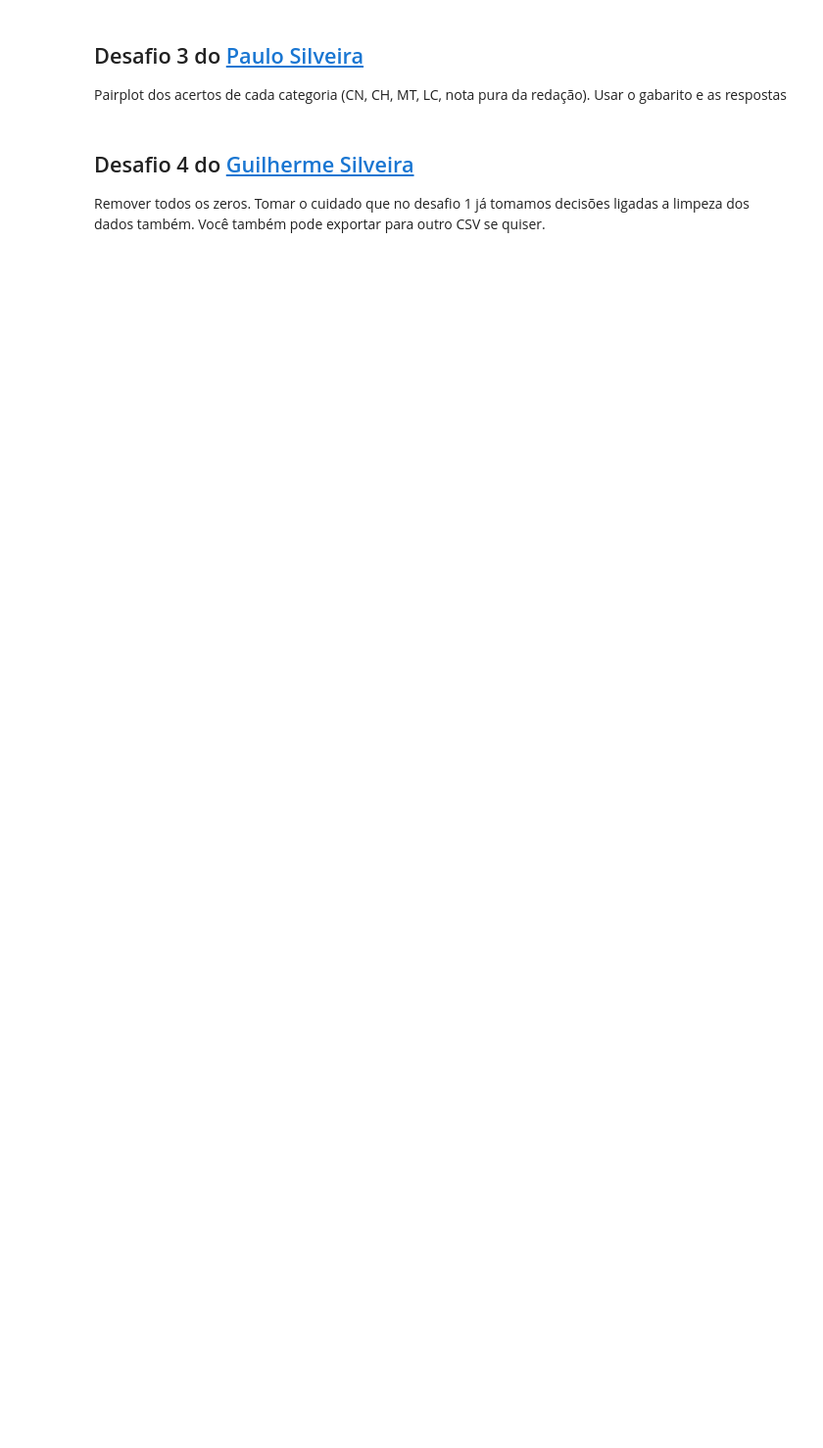
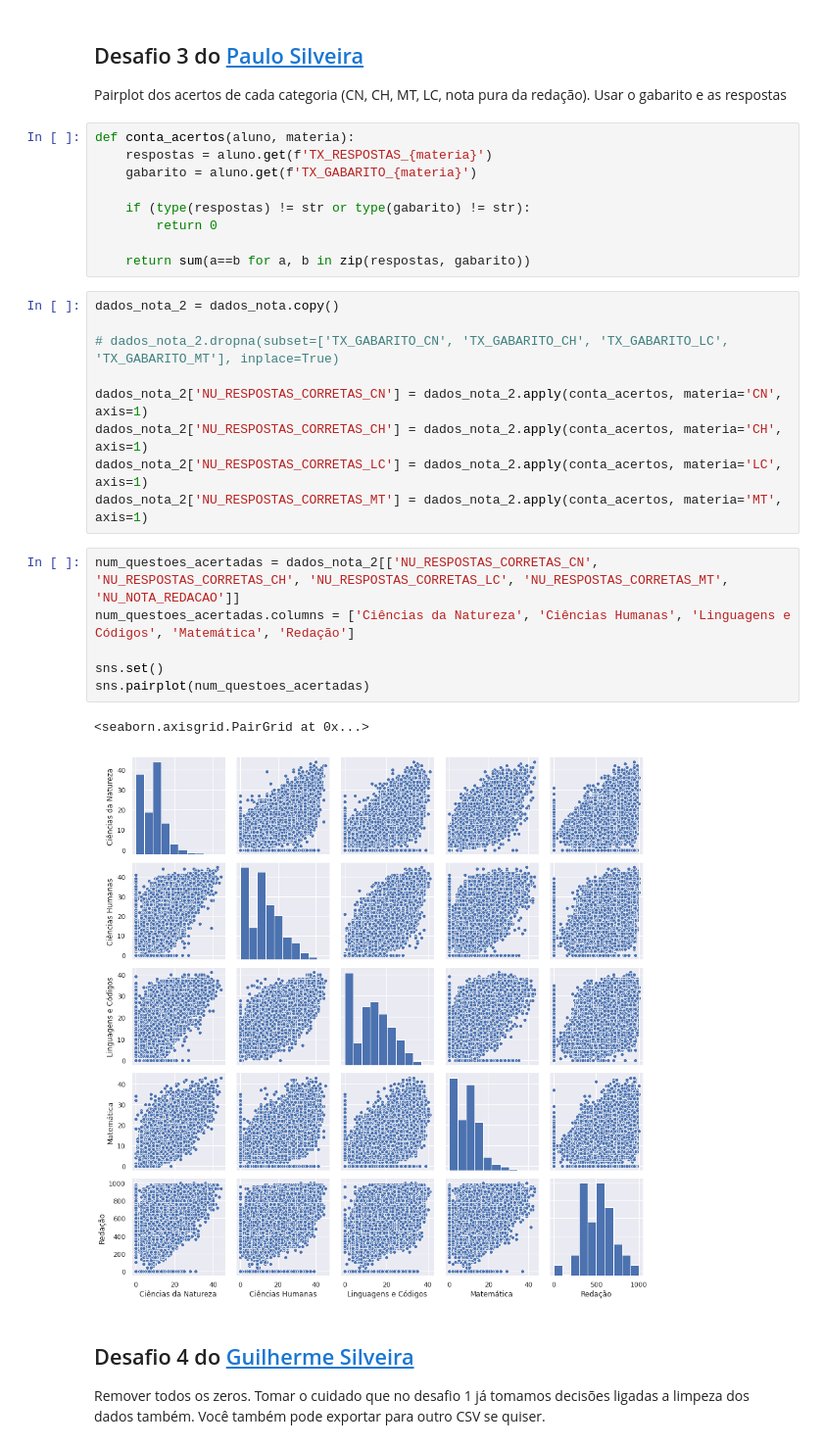
Before and after one commit to alexandrealvees/Quarentena, a Jupyter notebook: quarentena_de_dados_alura.ipynb, the cells around one changed output. Shown at 98% size. Saved outputs shown, nothing was run; the diff lists cells and outputs as text; blank space fills up the shorter version.

```diff
--- a/quarentena_de_dados_alura.ipynb
+++ b/quarentena_de_dados_alura.ipynb
@@ -1442,6 +1485,33 @@ A matriz de correlação está feiosa, vamos deixar mais bonita? :) Não se esqu
 
 
 Pairplot dos acertos de cada categoria (CN, CH, MT, LC, nota pura da redação). Usar o gabarito e as respostas
+# %%
+def conta_acertos(aluno, materia):
+    respostas = aluno.get(f'TX_RESPOSTAS_{materia}')
+    gabarito = aluno.get(f'TX_GABARITO_{materia}')
+
+    if (type(respostas) != str or type(gabarito) != str):
+        return 0
+
+    return sum(a==b for a, b in zip(respostas, gabarito))
+# %%
+dados_nota_2 = dados_nota.copy()
+
+# dados_nota_2.dropna(subset=['TX_GABARITO_CN', 'TX_GABARITO_CH', 'TX_GABARITO_LC', 'TX_GABARITO_MT'], inplace=True)
+
+dados_nota_2['NU_RESPOSTAS_CORRETAS_CN'] = dados_nota_2.apply(conta_acertos, materia='CN', axis=1)
+dados_nota_2['NU_RESPOSTAS_CORRETAS_CH'] = dados_nota_2.apply(conta_acertos, materia='CH', axis=1)
+dados_nota_2['NU_RESPOSTAS_CORRETAS_LC'] = dados_nota_2.apply(conta_acertos, materia='LC', axis=1)
+dados_nota_2['NU_RESPOSTAS_CORRETAS_MT'] = dados_nota_2.apply(conta_acertos, materia='MT', axis=1)
+# %%
+num_questoes_acertadas = dados_nota_2[['NU_RESPOSTAS_CORRETAS_CN', 'NU_RESPOSTAS_CORRETAS_CH', 'NU_RESPOSTAS_CORRETAS_LC', 'NU_RESPOSTAS_CORRETAS_MT', 'NU_NOTA_REDACAO']]
+num_questoes_acertadas.columns = ['Ciências da Natureza', 'Ciências Humanas', 'Linguagens e Códigos', 'Matemática', 'Redação']
+
+sns.set()
+sns.pairplot(num_questoes_acertadas)
+# %% [output]
+<seaborn.axisgrid.PairGrid at 0x...>
+[figure, added]
 # %% [markdown]
 ## Desafio 4 do [Guilherme Silveira](https://twitter.com/guilhermecaelum)
 
```
Also changed, not shown: parts of 6 cells of this notebook.
